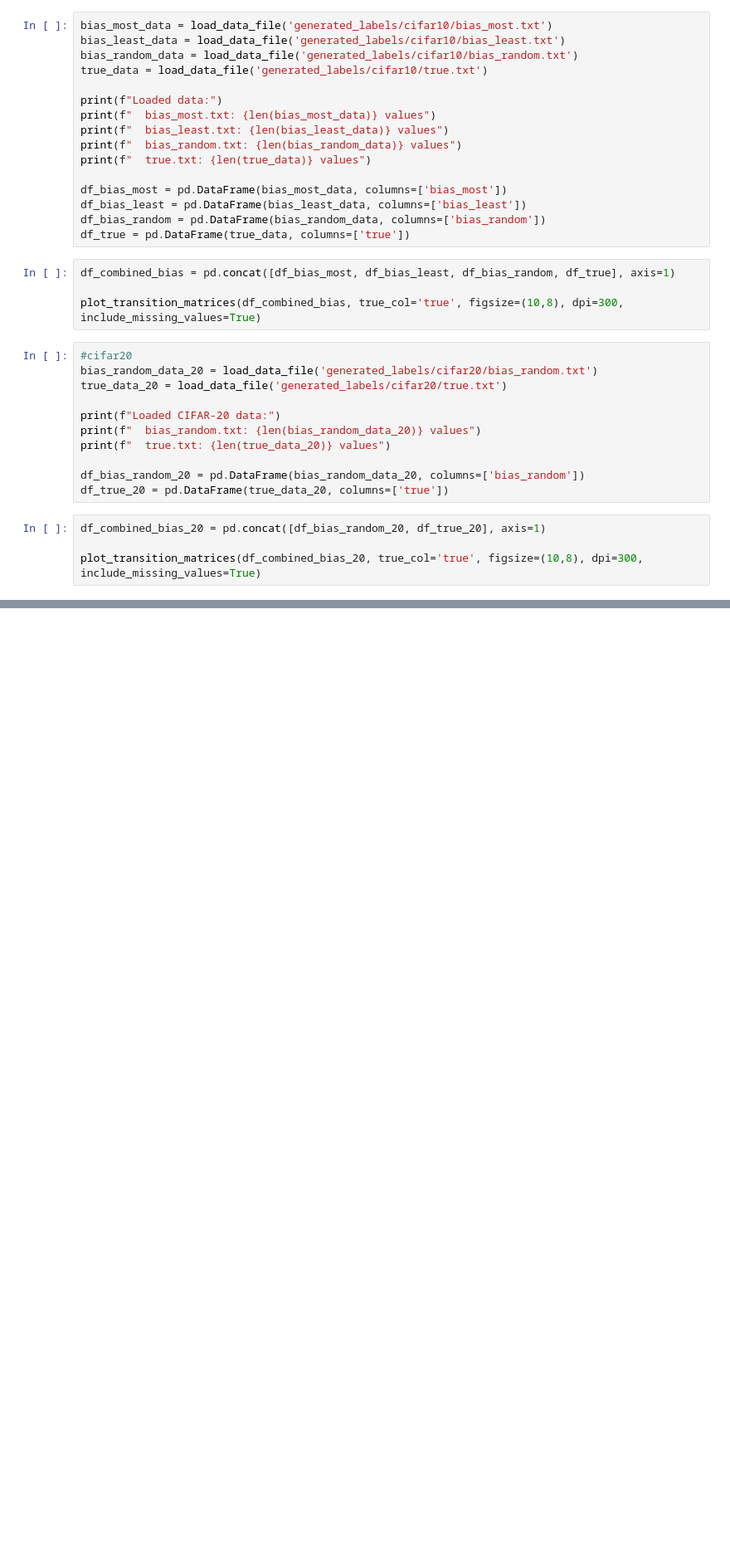
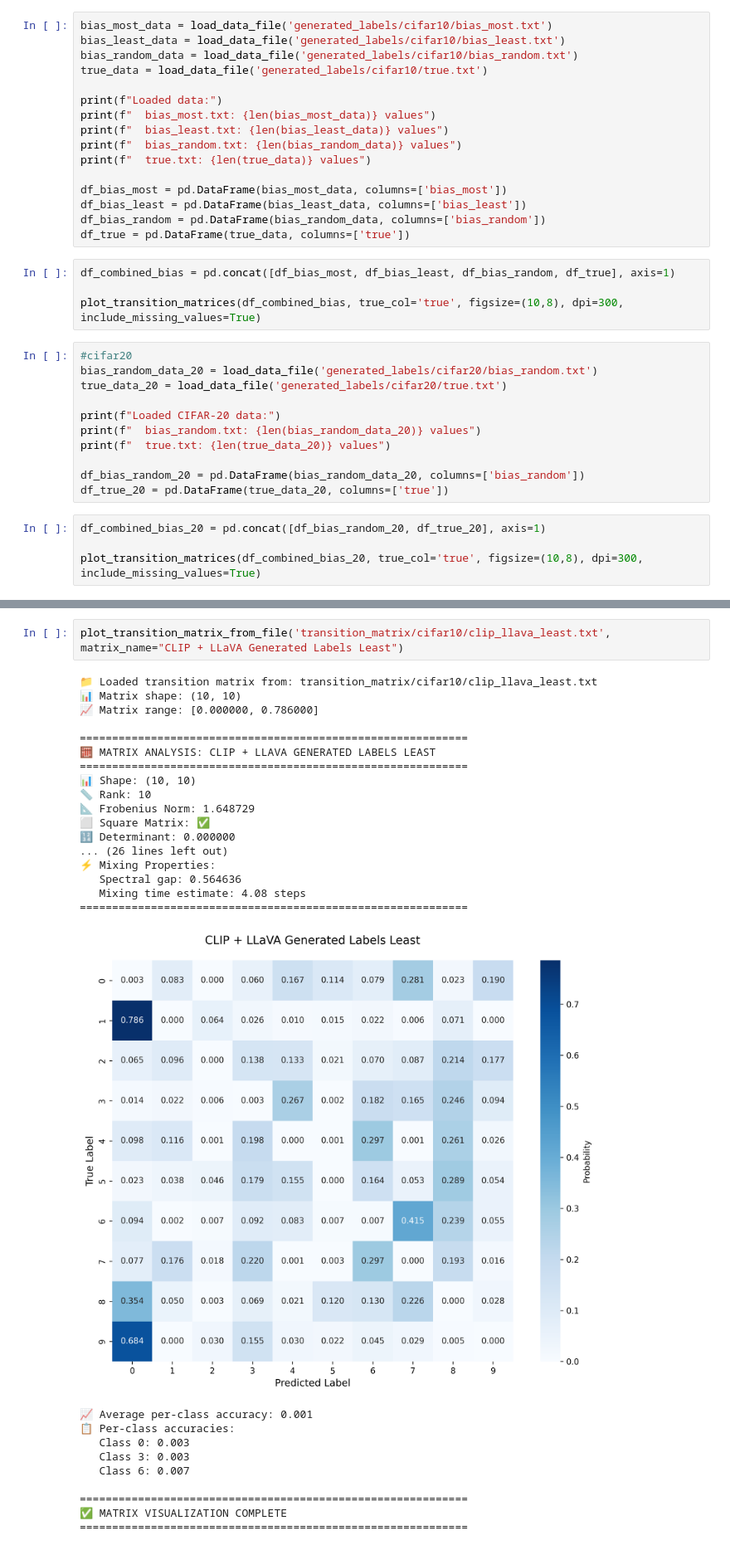
Before and after one commit to AlbusNotThuan/cll_imbalanced_mods, a Jupyter notebook: notebook.ipynb, the cells around one changed output, grey strips where cells are left out. Shown at 83% size. Saved outputs shown, nothing was run; the diff lists cells and outputs as text; blank space fills up the shorter version.

```diff
--- a/notebook.ipynb
+++ b/notebook.ipynb
@@ -603,0 +520,30 @@ plot_transition_matrix_from_file('transition_matrix/cifar10/least[prompt].txt',
+# %%
+plot_transition_matrix_from_file('transition_matrix/cifar10/clip_llava_least.txt', matrix_name="CLIP + LLaVA Generated Labels Least")
+# %% [output]
+📁 Loaded transition matrix from: transition_matrix/cifar10/clip_llava_least.txt
+📊 Matrix shape: (10, 10)
+📈 Matrix range: [0.000000, 0.786000]
+
+============================================================
+🧮 MATRIX ANALYSIS: CLIP + LLAVA GENERATED LABELS LEAST
+============================================================
+📊 Shape: (10, 10)
+📏 Rank: 10
+📐 Frobenius Norm: 1.648729
+⬜ Square Matrix: ✅
+🔢 Determinant: 0.000000
+... (26 lines left out)
+⚡ Mixing Properties:
+   Spectral gap: 0.564636
+   Mixing time estimate: 4.08 steps
+============================================================
+[figure, added]
+📈 Average per-class accuracy: 0.001
+📋 Per-class accuracies:
+   Class 0: 0.003
+   Class 3: 0.003
+   Class 6: 0.007
+
+============================================================
+✅ MATRIX VISUALIZATION COMPLETE
+============================================================
```
Also changed, not shown: parts of 17 cells of this notebook, 38 other files.
